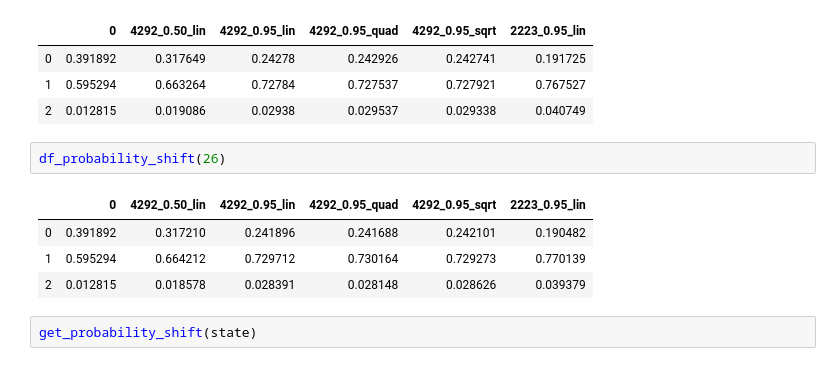
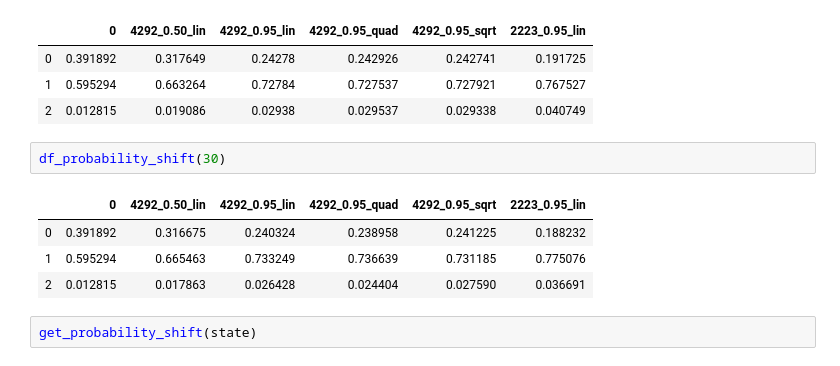
Before and after one commit to robustzurcher/analysis, a Jupyter notebook: notebooks/03_application.ipynb, the cells around one changed output. Drawn from its saved outputs; the diff is of its cells as text.

```diff
--- a/notebooks/03_application.ipynb
+++ b/notebooks/03_application.ipynb
@@ -25,12 +27,12 @@ df_probability_shift(20)
 | 1 | 0.595294 | 0.663264 | 0.72784 | 0.727537 | 0.727921 | 0.767527 |
 | 2 | 0.012815 | 0.019086 | 0.02938 | 0.029537 | 0.029338 | 0.040749 |
 # %%
-df_probability_shift(26)
+df_probability_shift(30)
 # %% [output]
 |  | 0 | 4292_0.50_lin | 4292_0.95_lin | 4292_0.95_quad | 4292_0.95_sqrt | 2223_0.95_lin |
-| 0 | 0.391892 | 0.317210 | 0.241896 | 0.241688 | 0.242101 | 0.190482 |
-| 1 | 0.595294 | 0.664212 | 0.729712 | 0.730164 | 0.729273 | 0.770139 |
-| 2 | 0.012815 | 0.018578 | 0.028391 | 0.028148 | 0.028626 | 0.039379 |
+| 0 | 0.391892 | 0.316675 | 0.240324 | 0.238958 | 0.241225 | 0.188232 |
+| 1 | 0.595294 | 0.665463 | 0.733249 | 0.736639 | 0.731185 | 0.775076 |
+| 2 | 0.012815 | 0.017863 | 0.026428 | 0.024404 | 0.027590 | 0.036691 |
 # %%
 get_probability_shift(state)
 # %% [output]
```
Also changed, not shown: parts of 30 cells of this notebook, 11 other files.
